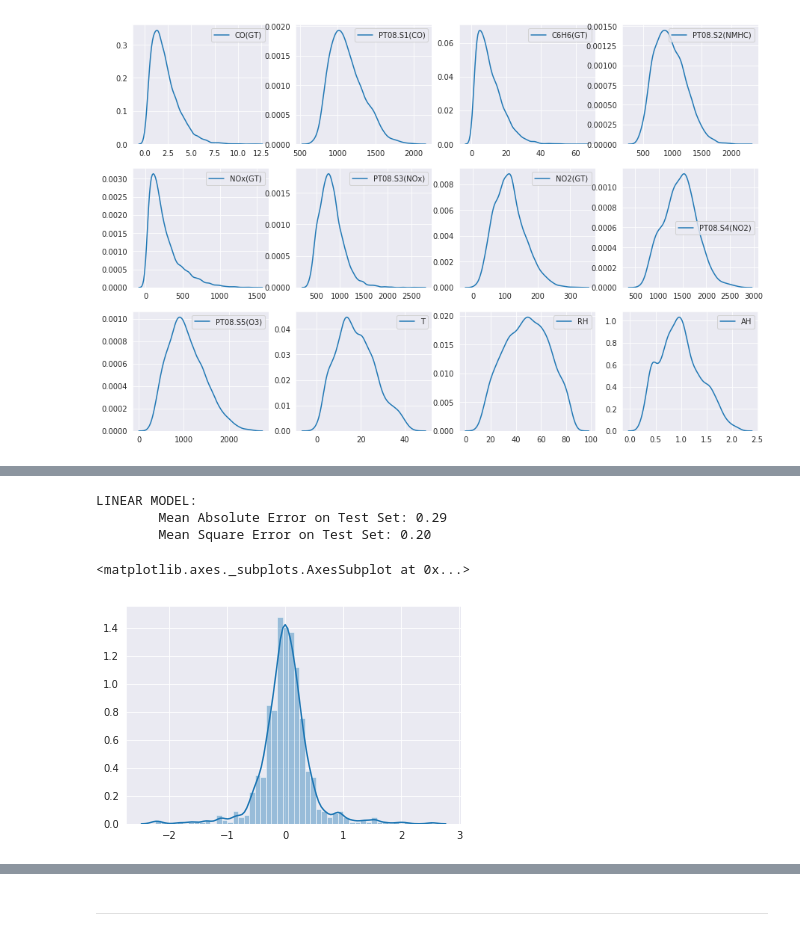
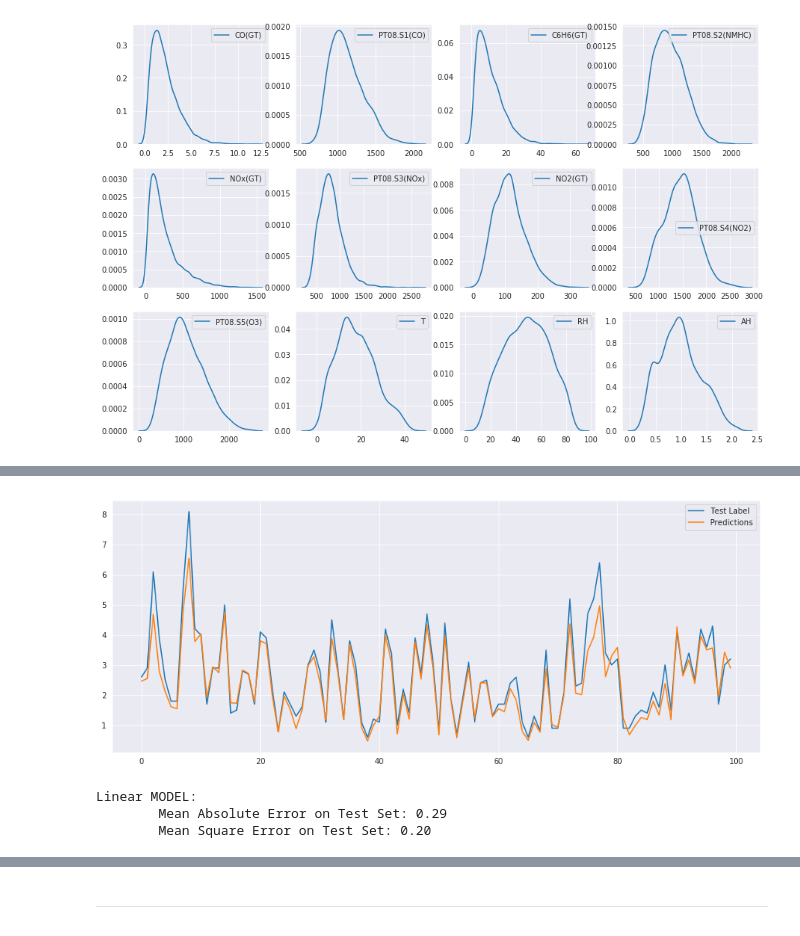
Before and after one commit to Abhi310/Air_Quality_analysis_and_prediction, a Jupyter notebook: Air_quality_linear_randforest_svm_nn.ipynb, the cells around one changed output, grey strips where cells are left out. Drawn from its saved outputs; the diff is of its cells as text; code cells hidden in the pictures.

```diff
--- a/Air_quality_linear_randforest_svm_nn.ipynb
+++ b/Air_quality_linear_randforest_svm_nn.ipynb
@@ -219,11 +239,32 @@ X = np.c_[np.ones(df.shape[0]),df.iloc[:,3:].values];
+# %%
+train_dataset = df.sample(frac=0.9,random_state=0)
+test_dataset = df.drop(train_dataset.index)
+#print('Traindata shape: ' + str(train_dataset.shape))
+#print('Testdata shape: ' +  str(test_dataset.shape))
+
+train_stats = train_dataset.describe()
+train_stats.pop("CO(GT)")
+train_stats = train_stats.transpose()
+train_stats
+
+y_train = train_dataset.pop('CO(GT)')
+y_test = test_dataset.pop('CO(GT)')
+
+X_train = np.asarray(train_dataset)
+X_test = np.asarray(test_dataset)
+y_train = np.asarray(y_train)
+y_test = np.asarray(y_test)
+
+def norm(x):
+  return (x - train_stats['mean']) / train_stats['std']
+norm_X_train = np.asarray(norm(train_dataset))
+norm_X_test = np.asarray(norm(test_dataset))
 # %%
-from sklearn.model_selection import train_test_split
-
-X_train, X_test, y_train, y_test = train_test_split(X, y, test_size=0.1, random_state=0)
-
-
 print('X train size: ', X_train.shape)
 print('y train size: ', y_train.shape)
 print('X test size: ', X_test.shape)
 print('y test size: ', y_test.shape)
+
+print('norm X train size: ', norm_X_train.shape)
+print('norm X test size: ', norm_X_test.shape)
 # %% [output]
@@ -234,11 +279,9 @@ y test size:  (695,)
 # %%
 from sklearn.linear_model import LinearRegression
 regressor = LinearRegression()
-regressor.fit(X_train, y_train.ravel());
+regressor.fit(X_train, y_train);
 # %%
 y_pred_linear = regressor.intercept_ + X_test.dot(regressor.coef_)
-for i in range(len(y_pred_linear)):
-    y_pred_linear[i]=round(y_pred_linear[i],2)
 # %%
 print_results(y_test,y_pred_linear)
 # %% [output]
@@ -259,18 +295,10 @@ plt.plot(y_pred_linear[0:50])
-# %%
-error_linear = y_test - y_pred_linear
-error_ab_linear = y_test - y_pred_linear
-for i  in range(len(error_linear)):
-    if error_linear[i]<0: error_ab_linear[i]=error_ab_linear[i]*(-1)
-error_sq_linear = error_linear**2
-print('LINEAR MODEL:')
-print('\tMean Absolute Error on Test Set: {:0.2f}'.format(error_ab_linear.mean()))
-print('\tMean Square Error on Test Set: {:0.2f}'.format(error_sq_linear.mean()))
-# %% [output]
-LINEAR MODEL:
-        Mean Absolute Error on Test Set: 0.29
-        Mean Square Error on Test Set: 0.20
-# %%
-sns.distplot(error_linear)
-# %% [output]
-<matplotlib.axes._subplots.AxesSubplot at 0x...>
-[figure, removed]
+# %%
+line_graph(y_test, y_pred_linear);
+# %% [output]
+[figure, added]
+# %%
+print_error('Linear', y_test, y_pred_linear)
+# %% [output]
+Linear MODEL:
+        Mean Absolute Error on Test Set: 0.29
+        Mean Square Error on Test Set: 0.20
```
Also changed, not shown: parts of 75 cells of this notebook.
